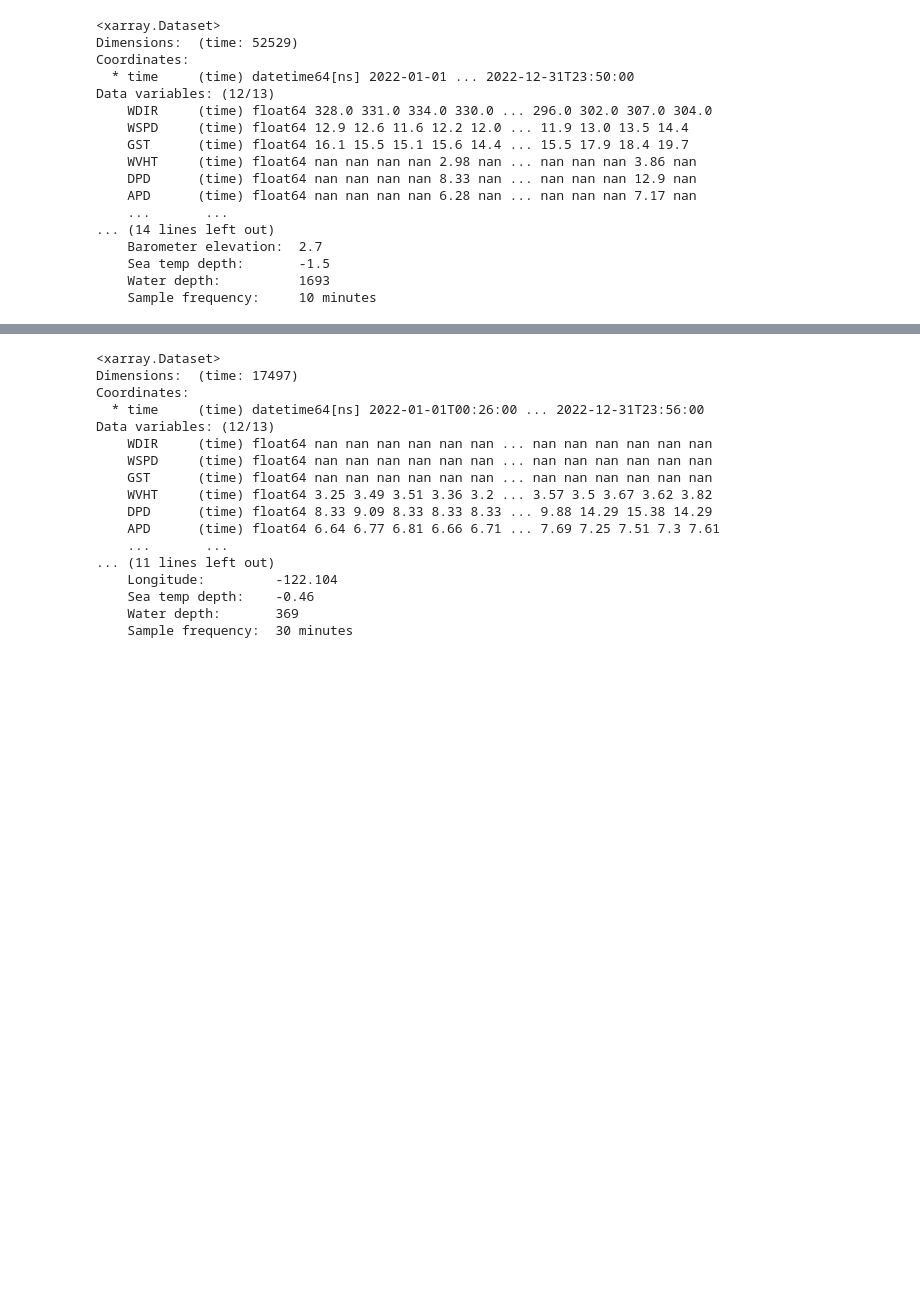
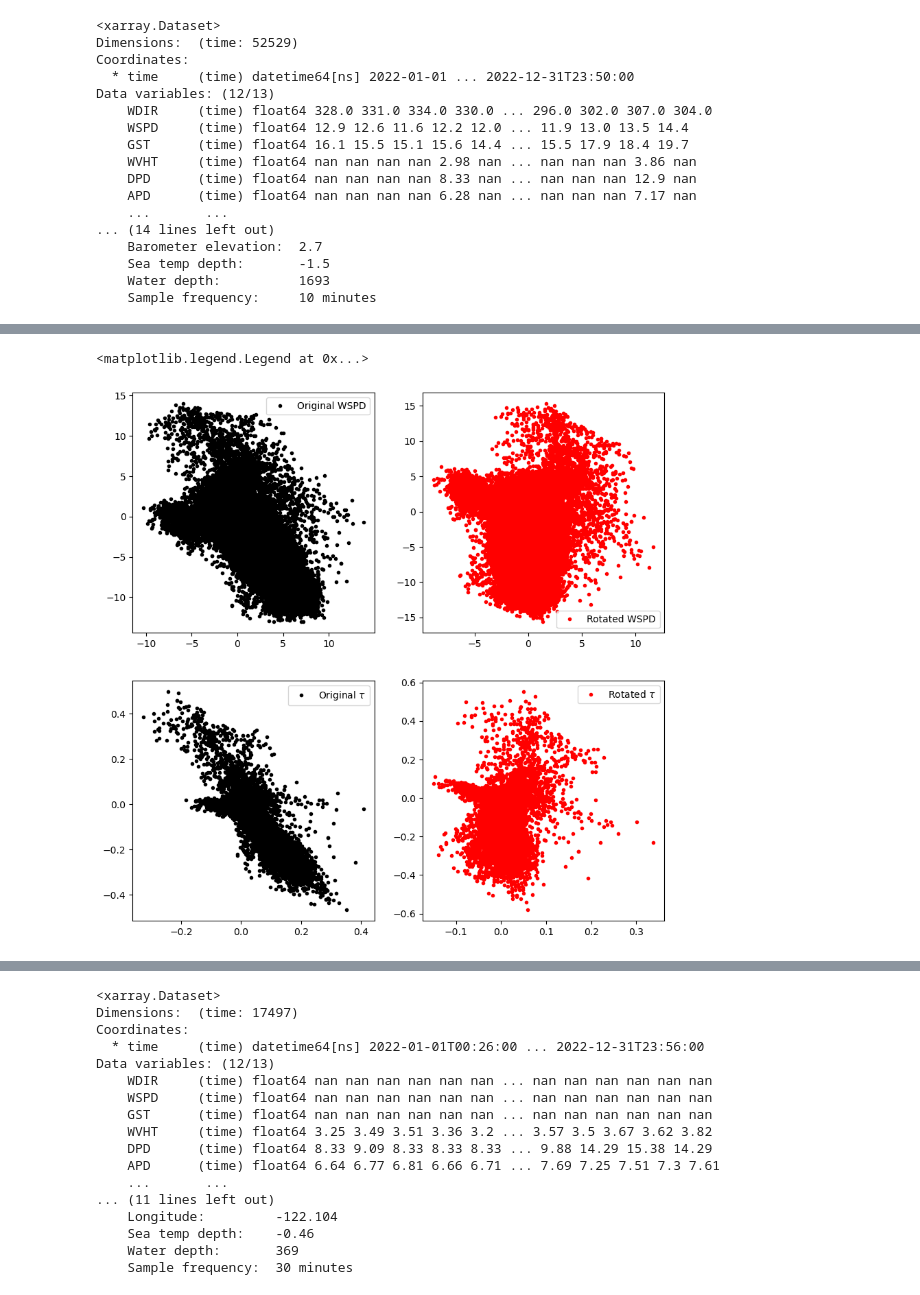
Before and after one commit to lagrady/Kelp-Forest-Hydrodynamics, a Jupyter notebook: notebooks/Buoy_data.ipynb, the cells around one changed output, grey strips where cells are left out. Drawn from its saved outputs; the diff is of its cells as text; code cells hidden in the pictures; blank space fills up the shorter version.

```diff
--- a/notebooks/Buoy_data.ipynb
+++ b/notebooks/Buoy_data.ipynb
@@ -12,7 +14,7 @@ import buoy_tools as bt
 #nbdc_july = bt.nbdc_to_ds('46042_Buoy/July_met_data.txt')
 #nbdc_aug = bt.nbdc_to_ds('46042_Buoy/Aug_met_data.txt')
 #nbdc_sept = bt.nbdc_to_ds('46042_Buoy/Sept_met_data.txt')
-datapath = '46042_Buoy/ndbc_46042_2022.txt'
+datapath = 'NDBC/ndbc_46042_2022.txt'
 ds = bt.ndbc_to_ds(datapath)
 
 #Manually add ndbc metadata from their data portal
@@ -49,0 +99,26 @@ Data variables: (12/13)
+# %%
+#Rotate windspeed to primary axes
+thetaSPD,majorSPD,minorSPD = ts.princax(eastSPD,northSPD)
+secSPD,primSPD = ts.rot(eastSPD,northSPD,-thetaSPD-90)
+
+thetaTau,majorTau,minorTau = ts.princax(eastTau,northTau)
+secTau,primTau = ts.rot(eastTau,northTau,-thetaTau-90)
+# %%
+#Check how the wind stress and rotated coordinate systems look
+plt.figure(figsize=(10,10))
+plt.subplot(221)
+plt.plot(eastSPD,northSPD,'.k',label=r'Original WSPD')
+plt.legend()
+plt.subplot(222)
+plt.plot(secSPD,primSPD,'.r',label=r'Rotated WSPD')
+plt.legend()
+plt.subplot(223)
+plt.plot(eastTau,northTau,'.k',lw=1,label=r'Original $\tau$')
+plt.legend()
+
+plt.subplot(224)
+plt.plot(secTau,primTau,'.r',lw=1,label=r'Rotated $\tau$')
+plt.legend()
+# %% [output]
+<matplotlib.legend.Legend at 0x...>
+[figure, added]
```
Also changed, not shown: parts of 10 cells of this notebook.
